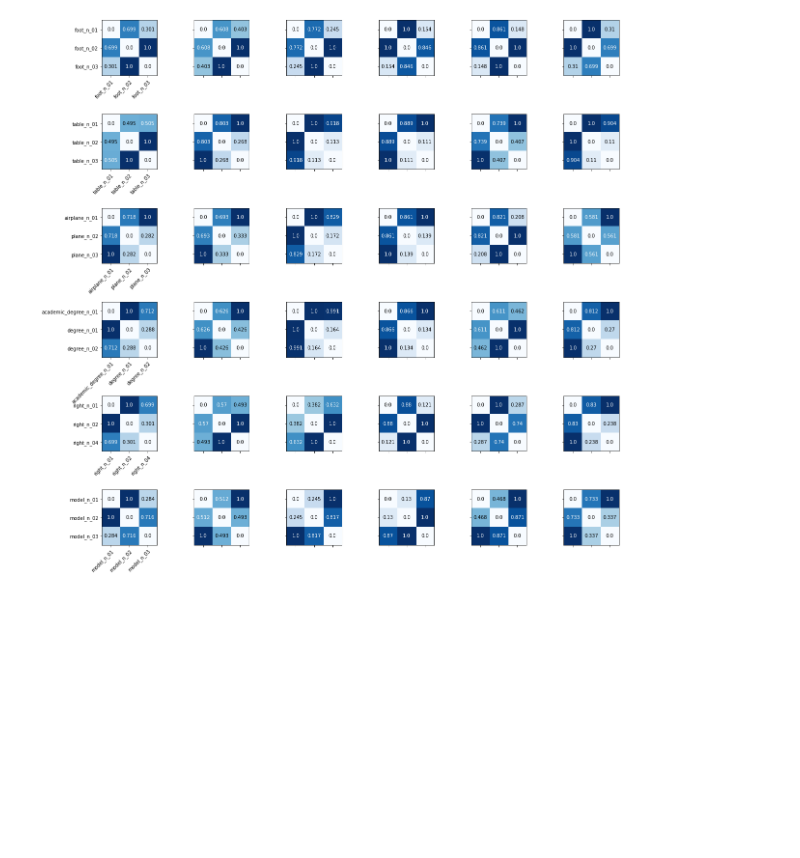
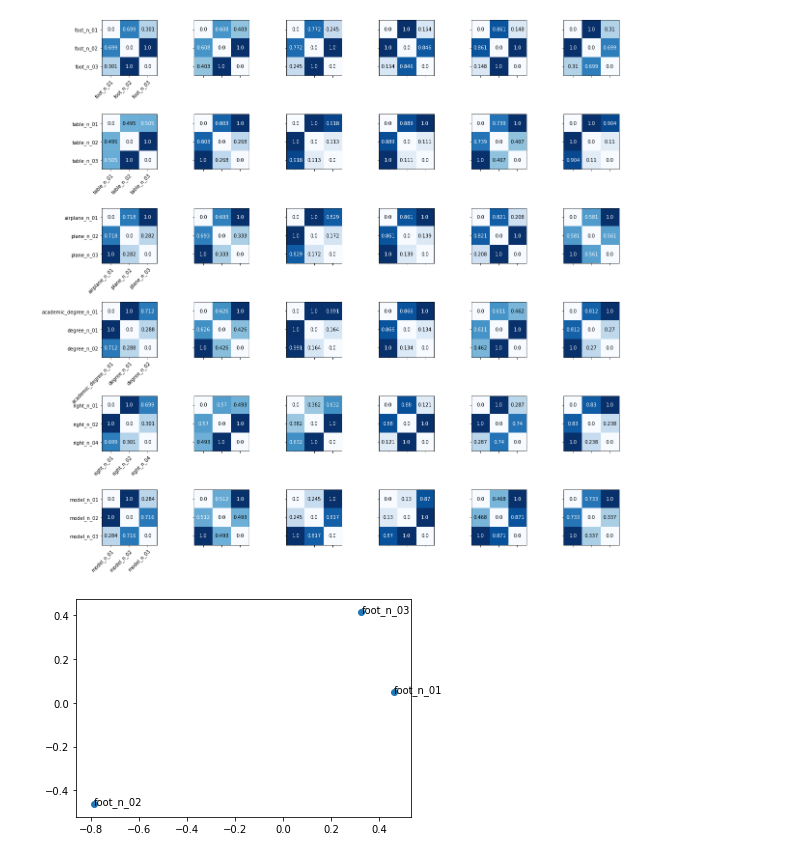
Before and after one commit to sathvikn/bert-wordsense, a Jupyter notebook: codebase/notebooks/pilesort-analysis.ipynb, the cells around one changed output. Cells and saved outputs as stored; diff of their text form; code cells hidden in the pictures; blank space fills up the shorter version.

Commit message:
MDS for one word

```diff
--- a/codebase/notebooks/pilesort-analysis.ipynb
+++ b/codebase/notebooks/pilesort-analysis.ipynb
@@ -71,0 +84,15 @@ plot_all_shared(results, users)
+# %%
+foot_results = MDS().fit_transform(foot_means)
+# %%
+def get_senses(db, word):
+    return [k for k in db['inputs'][word] if k not in ['senses', 'type']]
+# %%
+foot_x = foot_results[:,0]
+foot_y = foot_results[:,1]
+foot_senses = get_senses(db,'foot_n')
+fig, ax = plt.subplots()
+ax.scatter(foot_x, foot_y)
+for i, txt in enumerate(foot_senses):
+    ax.annotate(txt, (foot_x[i], foot_y[i]))
+# %% [output]
+[figure, added]
```
Also changed, not shown: parts of 2 cells of this notebook.
